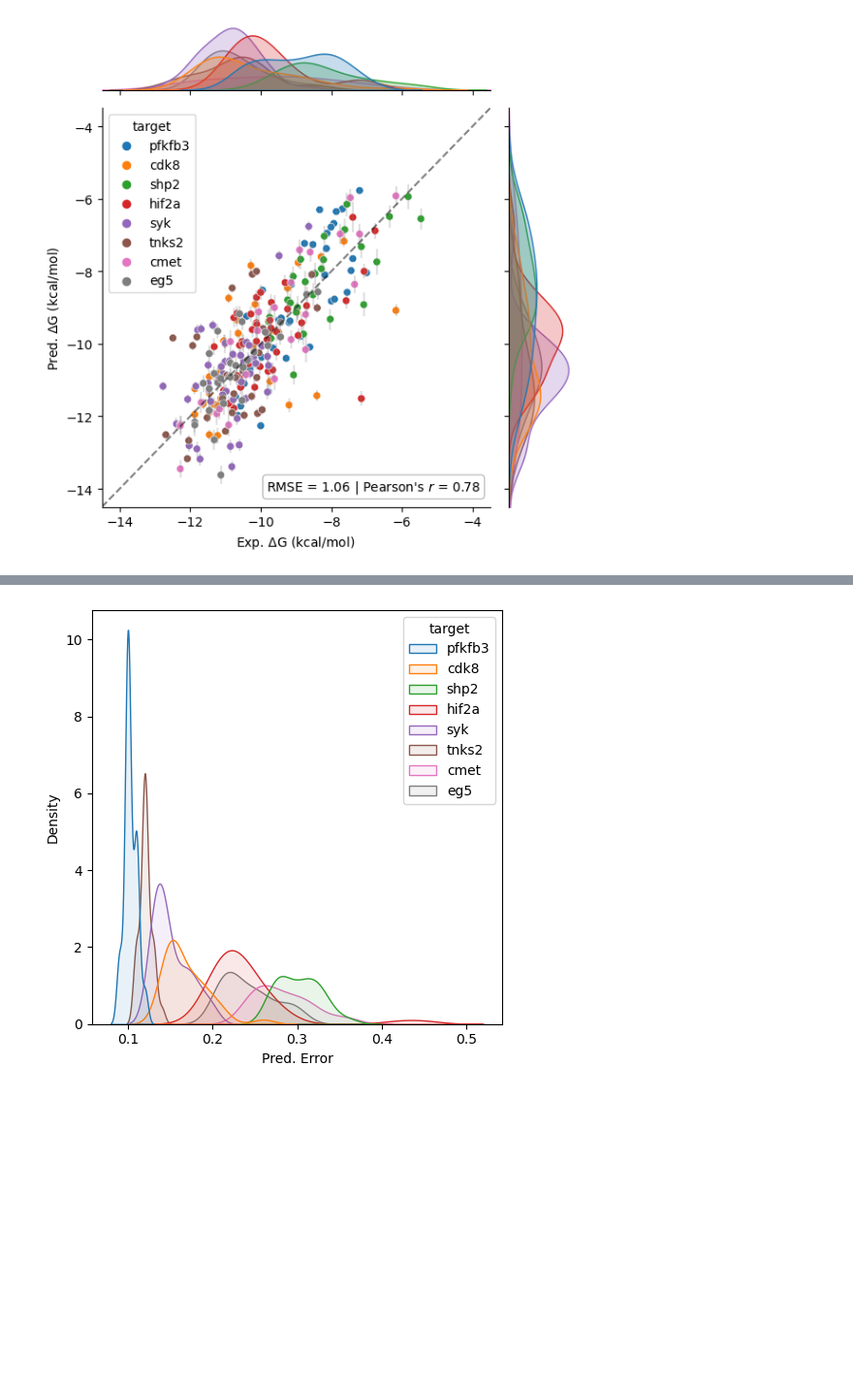
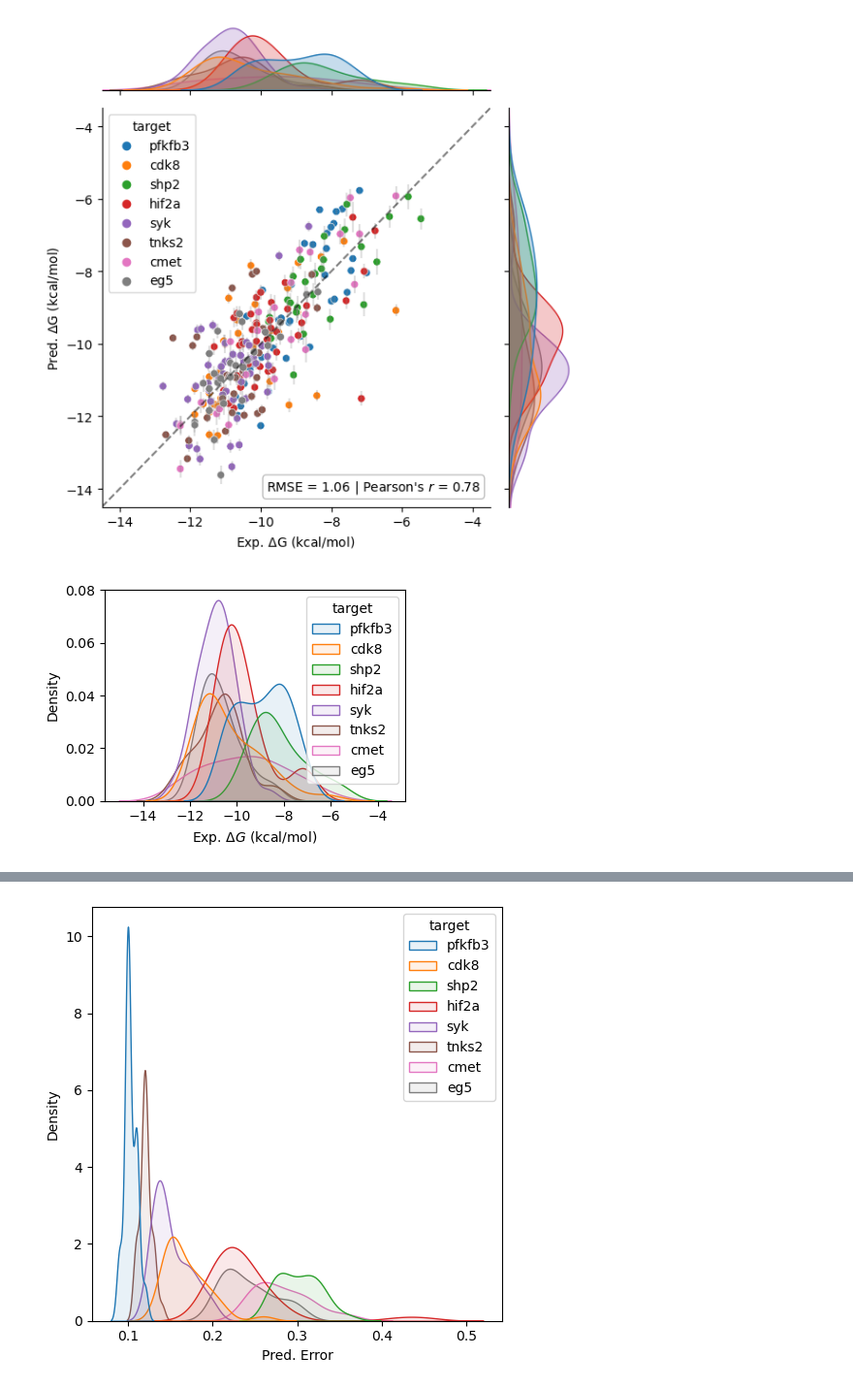
Before and after one commit to matthewtwarren/fep-merck, a Jupyter notebook: notebooks/visualisation.ipynb, the cells around one changed output, grey strips where cells are left out. Shown at 97% size. Drawn from its saved outputs; the diff is of its cells as text; code cells hidden in the pictures; blank space fills up the shorter version.

```diff
--- a/notebooks/visualisation.ipynb
+++ b/notebooks/visualisation.ipynb
@@ -18,5 +22,5 @@ def removeNaN(df):
     df = df.dropna(axis=1, how='all')
     return df.dropna(subset='Ligand')
 # %%
-data = pd.read_csv('../data/all_ligands_data.csv')
+data = pd.read_csv('../data/all_ligand_data.csv')
 data.set_index('Unnamed: 0', inplace=True)
@@ -80,10 +67,12 @@ regplot_grouped(data, 'Exp. dG', 'Pred. dG', 'target', 'Pred. Error', outpath='.
 # %% [output]
 [figure]
 # %%
-def distplot(data, x_col, group_col, outpath=None):
+def distplot(data, x_col, group_col, xlabel, outpath=None):
 
-    plt.subplots(figsize=(5,5))
+    plt.subplots(figsize=(4,3))
     sns.kdeplot(data=data, x=x_col, hue=group_col, fill=True, alpha=0.1)
+    #plt.legend().remove()
+    plt.xlabel(xlabel)
 
     if outpath is not None:
         plt.tight_layout()
@@ -90,0 +92,4 @@ def distplot(data, x_col, group_col, outpath=None):
+# %%
+distplot(data, 'Exp. dG', 'target', xlabel='Exp. $\Delta G$ (kcal/mol)', outpath='../plots/kdeplot_dg.png')
+# %% [output]
+[figure, added]
```
Also changed, not shown: parts of 12 cells of this notebook, 2 other files.
